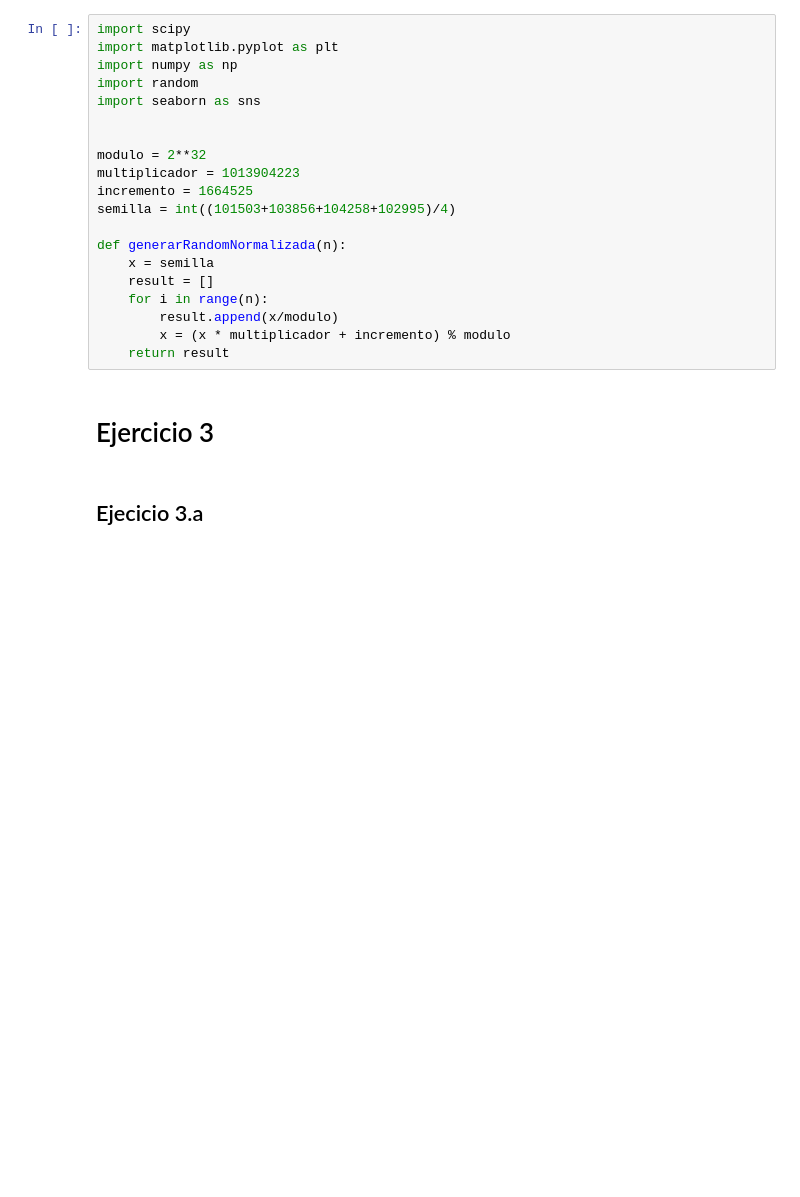
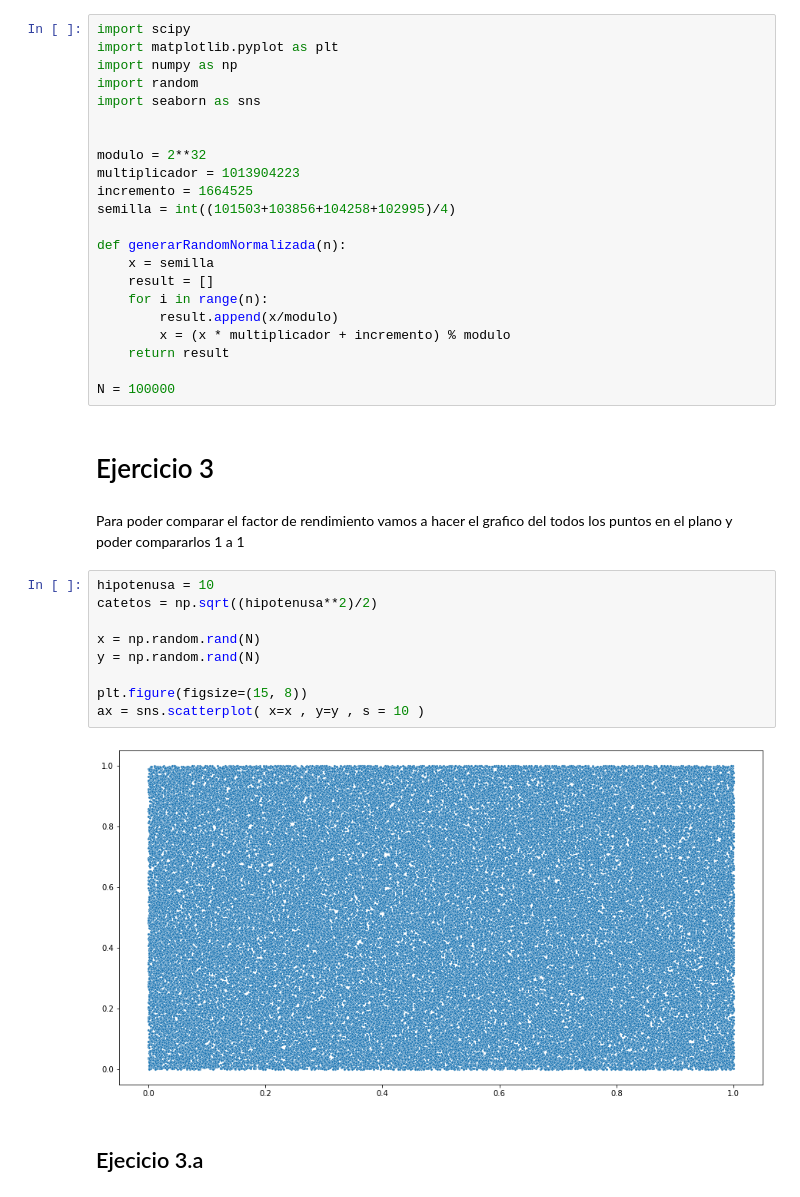
Before and after one commit to mateocapon/simulacion_tp1, a Jupyter notebook: ejercicio3.ipynb, the cells around one changed output. Drawn from its saved outputs; the diff is of its cells as text; blank space fills up the shorter version.

Commit message:
Mostrando mejor la comparacion puntos generados en el area

```diff
--- a/ejercicio3.ipynb
+++ b/ejercicio3.ipynb
@@ -18,8 +18,23 @@ def generarRandomNormalizada(n):
         result.append(x/modulo)
         x = (x * multiplicador + incremento) % modulo
     return result
+
+N = 100000
 # %% [markdown]
 # Ejercicio 3
+# %% [markdown]
+Para poder comparar el factor de rendimiento vamos a hacer el grafico del todos los puntos en el plano y poder compararlos 1 a 1
+# %%
+hipotenusa = 10
+catetos = np.sqrt((hipotenusa**2)/2)
+
+x = np.random.rand(N)
+y = np.random.rand(N)
+
+plt.figure(figsize=(15, 8))
+ax = sns.scatterplot( x=x , y=y , s = 10 )
+# %% [output]
+[figure, added]
 # %% [markdown]
 ## Ejecicio 3.a
 # %% [markdown]
```
Also changed, not shown: parts of 10 cells of this notebook.
